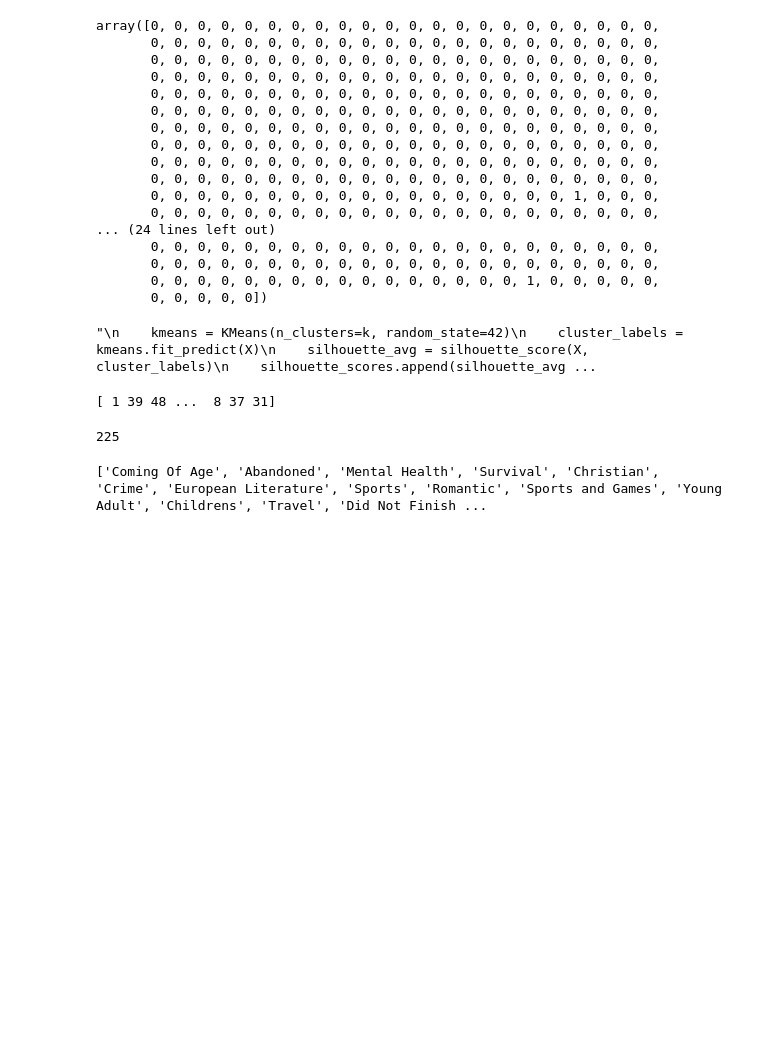
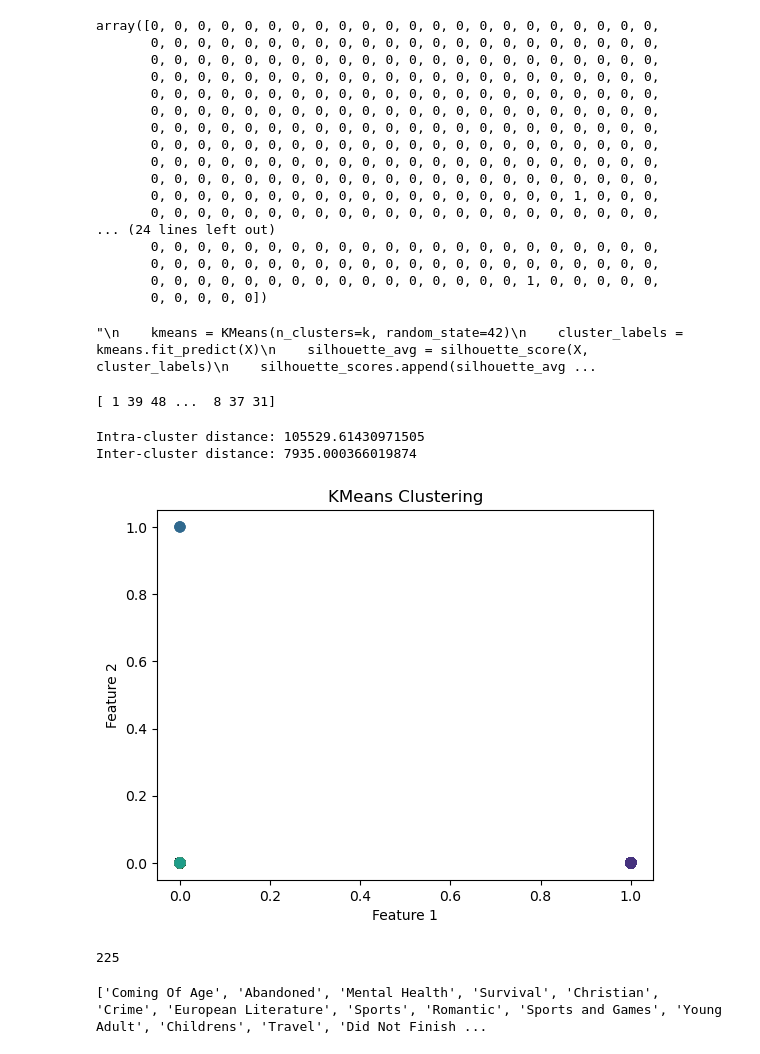
Before and after one commit to S-acharya57/Book-Recommendation-Using-Content-Based-Filtering-and-Clustering-, a Jupyter notebook: books_cluster.ipynb, the cells around one changed output. Cells and saved outputs as stored; diff of their text form; code cells hidden in the pictures; blank space fills up the shorter version.

```diff
--- a/books_cluster.ipynb
+++ b/books_cluster.ipynb
@@ -224,6 +223,36 @@ kmeans_temp = KMeans(n_clusters = 57, random_state=35).fit(genres_matrix)
 print(kmeans_temp.labels_)
 # %% [output]
 [ 1 39 48 ...  8 37 31]
+# %%
+cluster_centers = kmeans_temp.cluster_centers_
+
+# Calculate the total intra-cluster distance (sum of squared distances of each point to its closest cluster center)
+intra_cluster_distance = kmeans_temp.inertia_
+
+# Calculate the inter-cluster distance (sum of squared distances between each pair of cluster centers)
+inter_cluster_distance = 0
+for i in range(len(cluster_centers)):
+    for j in range(i+1, len(cluster_centers)):
+        distance = np.sum(np.square(cluster_centers[i] - cluster_centers[j]))
+        inter_cluster_distance += distance
+
+print("Intra-cluster distance:", intra_cluster_distance)
+print("Inter-cluster distance:", inter_cluster_distance)
+# %% [output]
+Intra-cluster distance: 105529.61430971505
+Inter-cluster distance: 7935.000366019874
+# %%
+plt.scatter(genres_matrix[:, 0], genres_matrix[:, 1], c=kmeans_temp.labels_, s=50, cmap='viridis')
+
+# Add labels and title to the plot
+plt.xlabel('Feature 1')
+plt.ylabel('Feature 2')
+plt.title('KMeans Clustering')
+
+# Show the plot
+plt.show()
+# %% [output]
+[figure, added]
 # %%
 cluster_counts = pd.Series(kmeans_temp.labels_).value_counts()
 print(cluster_counts.iloc[52])
```
Also changed, not shown: parts of 5 cells of this notebook, 8 other files.
